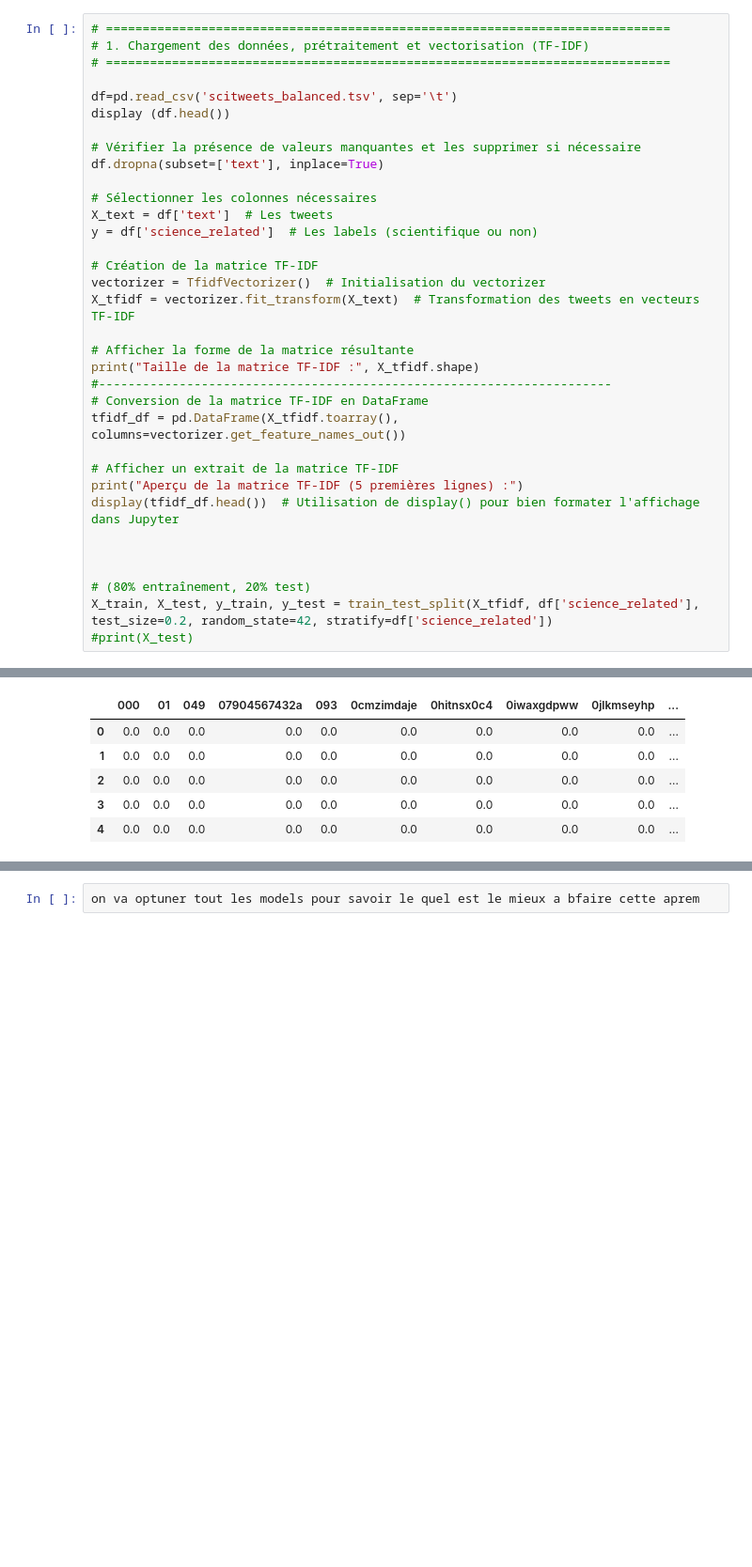
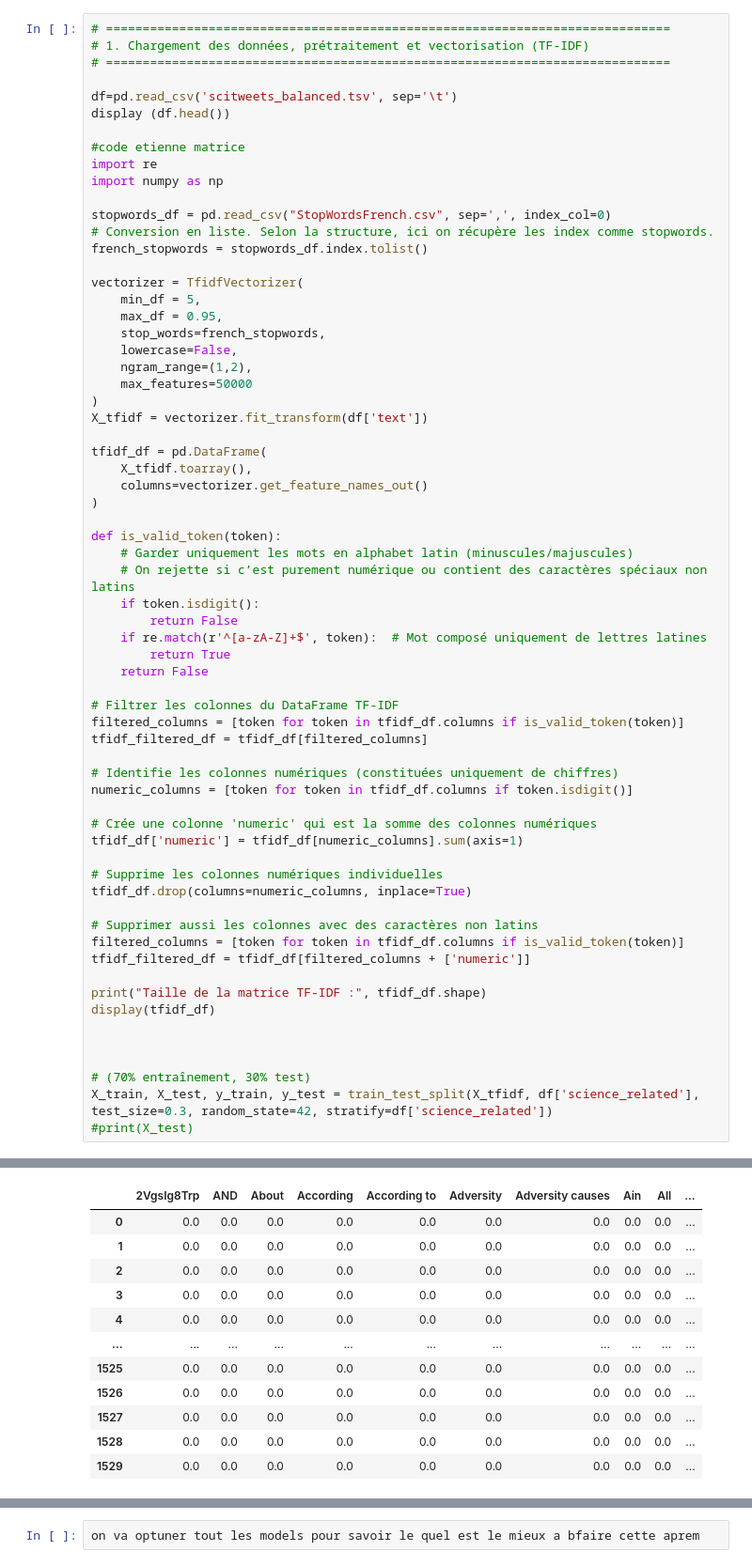
Before and after one commit to NinaShine/Machine_learning, a Jupyter notebook: Projet/optuna-test.ipynb, the cells around one changed output, grey strips where cells are left out. Shown at 94% size. Drawn from its saved outputs; the diff is of its cells as text; blank space fills up the shorter version.

Commit message:
maj des 2 fichiers test avec et sans parametre

```diff
--- a/Projet/optuna-test.ipynb
+++ b/Projet/optuna-test.ipynb
@@ -61,31 +61,62 @@ Requirement already satisfied: greenlet>=1 in /home/nina/.local/lib/python3.10/s
 df=pd.read_csv('scitweets_balanced.tsv', sep='\t')
 display (df.head())
 
-# Vérifier la présence de valeurs manquantes et les supprimer si nécessaire
-df.dropna(subset=['text'], inplace=True)
+#code etienne matrice
+import re
+import numpy as np
 
-# Sélectionner les colonnes nécessaires
-X_text = df['text']  # Les tweets
-y = df['science_related']  # Les labels (scientifique ou non)
+stopwords_df = pd.read_csv("StopWordsFrench.csv", sep=',', index_col=0)
+# Conversion en liste. Selon la structure, ici on récupère les index comme stopwords.
+french_stopwords = stopwords_df.index.tolist()
 
-# Création de la matrice TF-IDF
-vectorizer = TfidfVectorizer()  # Initialisation du vectorizer
-X_tfidf = vectorizer.fit_transform(X_text)  # Transformation des tweets en vecteurs TF-IDF
+vectorizer = TfidfVectorizer(
+    min_df = 5,
+    max_df = 0.95,
+    stop_words=french_stopwords,
+    lowercase=False,
+    ngram_range=(1,2),
+    max_features=50000
+)
+X_tfidf = vectorizer.fit_transform(df['text'])
 
-# Afficher la forme de la matrice résultante
-print("Taille de la matrice TF-IDF :", X_tfidf.shape)
-#----------------------------------------------------------------------
-# Conversion de la matrice TF-IDF en DataFrame
-tfidf_df = pd.DataFrame(X_tfidf.toarray(), columns=vectorizer.get_feature_names_out())
+tfidf_df = pd.DataFrame(
+    X_tfidf.toarray(),
+    columns=vectorizer.get_feature_names_out()
+)
 
-# Afficher un extrait de la matrice TF-IDF
-print("Aperçu de la matrice TF-IDF (5 premières lignes) :")
-display(tfidf_df.head())  # Utilisation de display() pour bien formater l'affichage dans Jupyter
+def is_valid_token(token):
+    # Garder uniquement les mots en alphabet latin (minuscules/majuscules)
+    # On rejette si c’est purement numérique ou contient des caractères spéciaux non latins
+    if token.isdigit():
+        return False
+    if re.match(r'^[a-zA-Z]+$', token):  # Mot composé uniquement de lettres latines
+        return True
+    return False
+
+# Filtrer les colonnes du DataFrame TF-IDF
+filtered_columns = [token for token in tfidf_df.columns if is_valid_token(token)]
+tfidf_filtered_df = tfidf_df[filtered_columns]
+
+# Identifie les colonnes numériques (constituées uniquement de chiffres)
+numeric_columns = [token for token in tfidf_df.columns if token.isdigit()]
+
+# Crée une colonne 'numeric' qui est la somme des colonnes numériques
+tfidf_df['numeric'] = tfidf_df[numeric_columns].sum(axis=1)
+
+# Supprime les colonnes numériques individuelles
+tfidf_df.drop(columns=numeric_columns, inplace=True)
+
+# Supprimer aussi les colonnes avec des caractères non latins
+filtered_columns = [token for token in tfidf_df.columns if is_valid_token(token)]
+tfidf_filtered_df = tfidf_df[filtered_columns + ['numeric']]
+
+print("Taille de la matrice TF-IDF :", tfidf_df.shape)
+display(tfidf_df)
 
 
 
-# (80% entraînement, 20% test)
-X_train, X_test, y_train, y_test = train_test_split(X_tfidf, df['science_related'], test_size=0.2, random_state=42, stratify=df['science_related'])
+# (70% entraînement, 30% test)
+X_train, X_test, y_train, y_test = train_test_split(X_tfidf, df['science_related'], test_size=0.3, random_state=42, stratify=df['science_related'])
 #print(X_test)
 # %% [output]
 |  | Unnamed: 0 | tweet_id | text | science_related | scientific_claim | scientific_reference | ... |
@@ -99,6 +129,12 @@ Aperçu de la matrice TF-IDF (5 premières lignes) :
-|  | 000 | 01 | 049 | 07904567432a | 093 | 0cmzimdaje | 0hitnsx0c4 | 0iwaxgdpww | 0jlkmseyhp | ... |
+|  | 2VgsIg8Trp | AND | About | According | According to | Adversity | Adversity causes | Ain | All | ... |
 | 0 | 0.0 | 0.0 | 0.0 | 0.0 | 0.0 | 0.0 | 0.0 | 0.0 | 0.0 | ... |
 | 1 | 0.0 | 0.0 | 0.0 | 0.0 | 0.0 | 0.0 | 0.0 | 0.0 | 0.0 | ... |
 | 2 | 0.0 | 0.0 | 0.0 | 0.0 | 0.0 | 0.0 | 0.0 | 0.0 | 0.0 | ... |
 | 3 | 0.0 | 0.0 | 0.0 | 0.0 | 0.0 | 0.0 | 0.0 | 0.0 | 0.0 | ... |
 | 4 | 0.0 | 0.0 | 0.0 | 0.0 | 0.0 | 0.0 | 0.0 | 0.0 | 0.0 | ... |
+| ... | ... | ... | ... | ... | ... | ... | ... | ... | ... | ... |
+| 1525 | 0.0 | 0.0 | 0.0 | 0.0 | 0.0 | 0.0 | 0.0 | 0.0 | 0.0 | ... |
+| 1526 | 0.0 | 0.0 | 0.0 | 0.0 | 0.0 | 0.0 | 0.0 | 0.0 | 0.0 | ... |
+| 1527 | 0.0 | 0.0 | 0.0 | 0.0 | 0.0 | 0.0 | 0.0 | 0.0 | 0.0 | ... |
+| 1528 | 0.0 | 0.0 | 0.0 | 0.0 | 0.0 | 0.0 | 0.0 | 0.0 | 0.0 | ... |
+| 1529 | 0.0 | 0.0 | 0.0 | 0.0 | 0.0 | 0.0 | 0.0 | 0.0 | 0.0 | ... |
```
Also changed, not shown: parts of 5 cells of this notebook, 4 other files.
